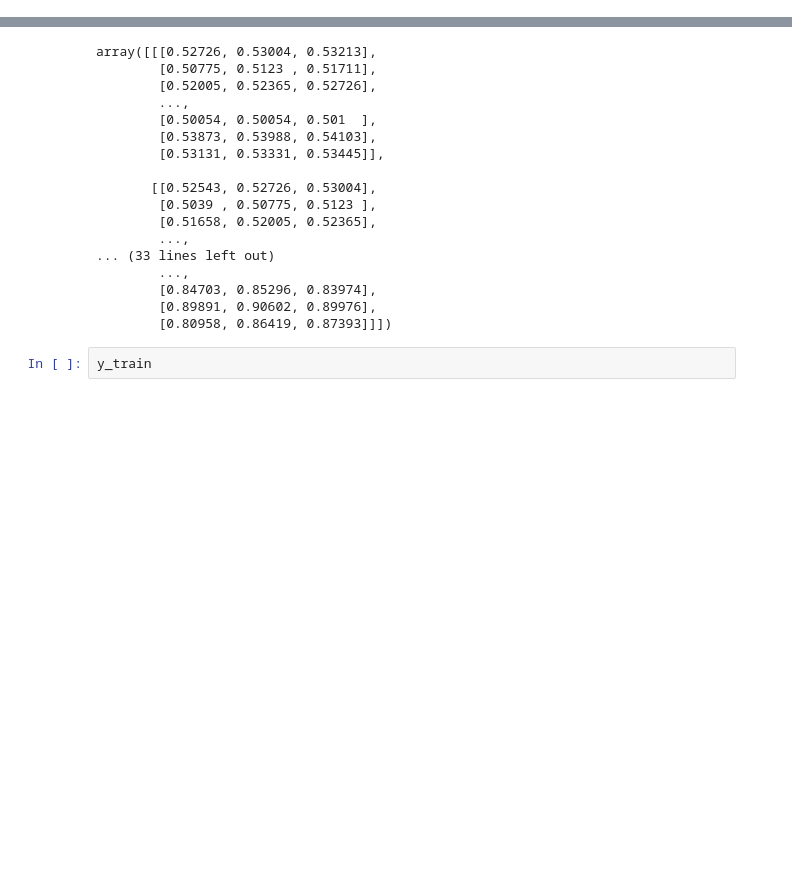
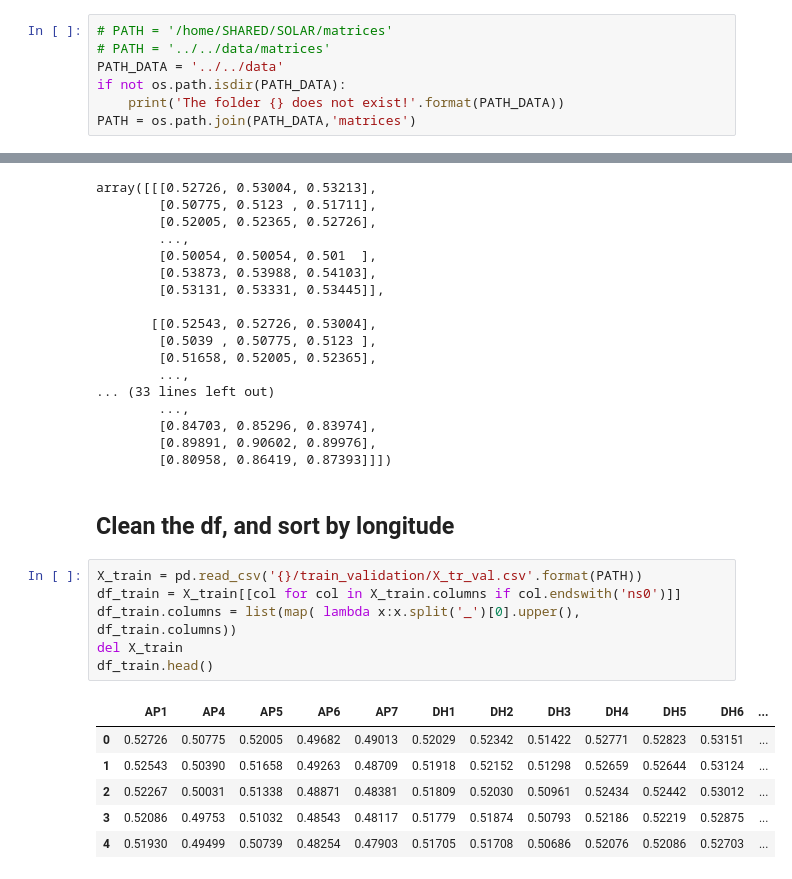
Before and after one commit to albertotb/solar, a Jupyter notebook: notebooks/data_UCM.ipynb, the cells around one changed output, grey strips where cells are left out. Cells and saved outputs as stored; diff of their text form; blank space fills up the shorter version.

Commit message:
Add models trained on UCM data

```diff
--- a/notebooks/data_UCM.ipynb
+++ b/notebooks/data_UCM.ipynb
@@ -6,0 +6,7 @@ PATH = '/home/SHARED/SOLAR/matrices'
+# %%
+# PATH = '/home/SHARED/SOLAR/matrices'
+# PATH = '../../data/matrices'
+PATH_DATA = '../../data'
+if not os.path.isdir(PATH_DATA):
+    print('The folder {} does not exist!'.format(PATH_DATA))
+PATH = os.path.join(PATH_DATA,'matrices')
@@ -38,5 +51,18 @@ array([[[0.52726, 0.53004, 0.53213],
         [0.84703, 0.85296, 0.83974],
         [0.89891, 0.90602, 0.89976],
         [0.80958, 0.86419, 0.87393]]])
-# %%
-y_train
+# %% [markdown]
+## Clean the df, and sort by longitude
+# %%
+X_train = pd.read_csv('{}/train_validation/X_tr_val.csv'.format(PATH))
+df_train = X_train[[col for col in X_train.columns if col.endswith('ns0')]]
+df_train.columns = list(map( lambda x:x.split('_')[0].upper(), df_train.columns))
+del X_train
+df_train.head()
+# %% [output]
+|  | AP1 | AP4 | AP5 | AP6 | AP7 | DH1 | DH2 | DH3 | DH4 | DH5 | DH6 | ... |
+| 0 | 0.52726 | 0.50775 | 0.52005 | 0.49682 | 0.49013 | 0.52029 | 0.52342 | 0.51422 | 0.52771 | 0.52823 | 0.53151 | ... |
+| 1 | 0.52543 | 0.50390 | 0.51658 | 0.49263 | 0.48709 | 0.51918 | 0.52152 | 0.51298 | 0.52659 | 0.52644 | 0.53124 | ... |
+| 2 | 0.52267 | 0.50031 | 0.51338 | 0.48871 | 0.48381 | 0.51809 | 0.52030 | 0.50961 | 0.52434 | 0.52442 | 0.53012 | ... |
+| 3 | 0.52086 | 0.49753 | 0.51032 | 0.48543 | 0.48117 | 0.51779 | 0.51874 | 0.50793 | 0.52186 | 0.52219 | 0.52875 | ... |
+| 4 | 0.51930 | 0.49499 | 0.50739 | 0.48254 | 0.47903 | 0.51705 | 0.51708 | 0.50686 | 0.52076 | 0.52086 | 0.52703 | ... |
```
Also changed, not shown: parts of 33 cells of this notebook, 3 other files.
